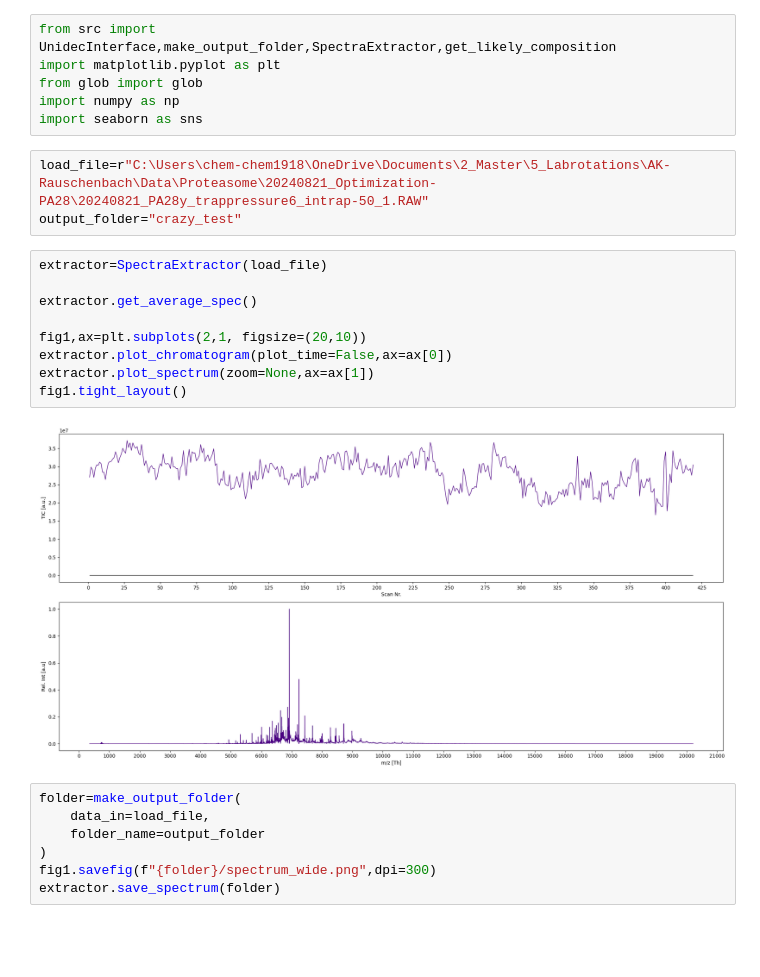
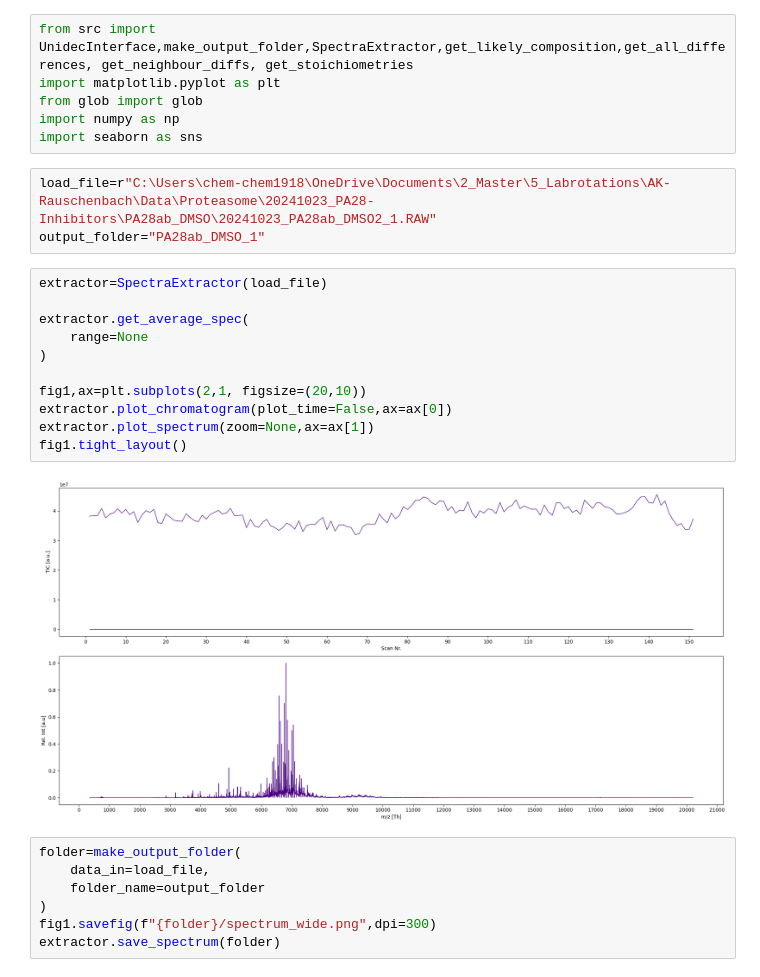
Before and after one commit to sknesiron/NativeMS_Analysis, a Jupyter notebook: ms_analysis.ipynb, the cells around one changed output. Cells and saved outputs as stored; diff of their text form; blank space fills up the shorter version.

```diff
--- a/ms_analysis.ipynb
+++ b/ms_analysis.ipynb
@@ -1,23 +1,25 @@
 # %%
-from src import UnidecInterface,make_output_folder,SpectraExtractor,get_likely_composition
+from src import UnidecInterface,make_output_folder,SpectraExtractor,get_likely_composition,get_all_differences, get_neighbour_diffs, get_stoichiometries
 import matplotlib.pyplot as plt
 from glob import glob
 import numpy as np
 import seaborn as sns
 # %%
-load_file=r"C:\Users\chem-chem1918\OneDrive\Documents\2_Master\5_Labrotations\AK-Rauschenbach\Data\Proteasome\20240821_Optimization-PA28\20240821_PA28y_trappressure6_intrap-50_1.RAW"
-output_folder="crazy_test"
+load_file=r"C:\Users\chem-chem1918\OneDrive\Documents\2_Master\5_Labrotations\AK-Rauschenbach\Data\Proteasome\20241023_PA28-Inhibitors\PA28ab_DMSO\20241023_PA28ab_DMSO2_1.RAW"
+output_folder="PA28ab_DMSO_1"
 # %%
 extractor=SpectraExtractor(load_file)
 
-extractor.get_average_spec()
+extractor.get_average_spec(
+    range=None
+)
 
 fig1,ax=plt.subplots(2,1, figsize=(20,10))
 extractor.plot_chromatogram(plot_time=False,ax=ax[0])
 extractor.plot_spectrum(zoom=None,ax=ax[1])
 fig1.tight_layout()
 # %% [output]
-[figure, old version]
+[figure, new version]
 # %%
 folder=make_output_folder(
     data_in=load_file,
```
Also changed, not shown: parts of 8 cells of this notebook, 2 other files.
